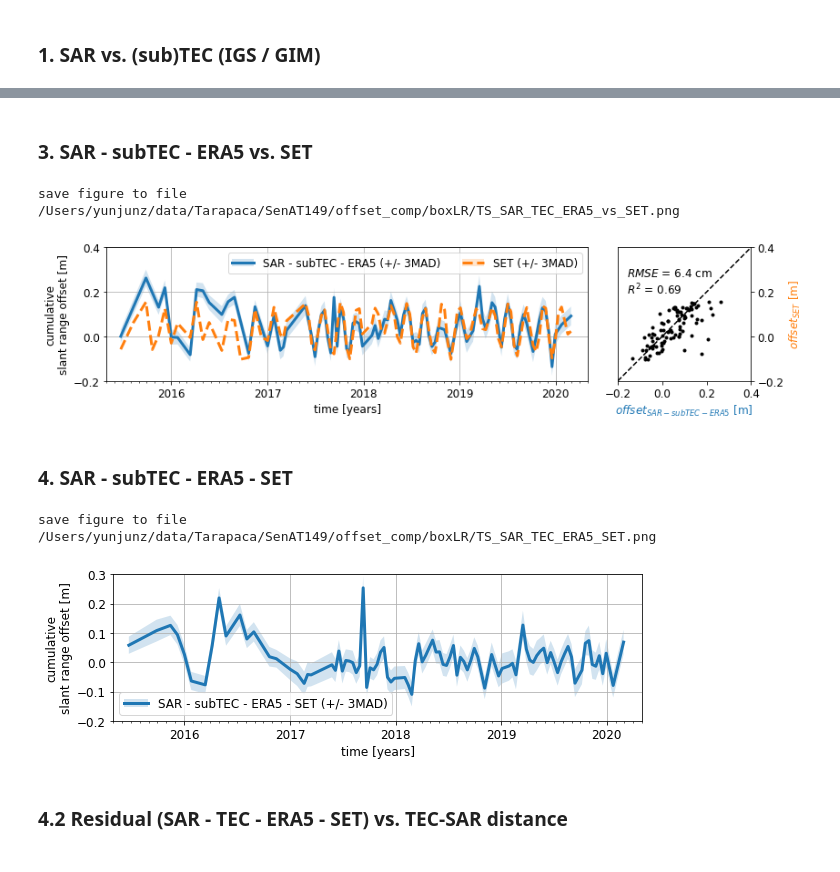
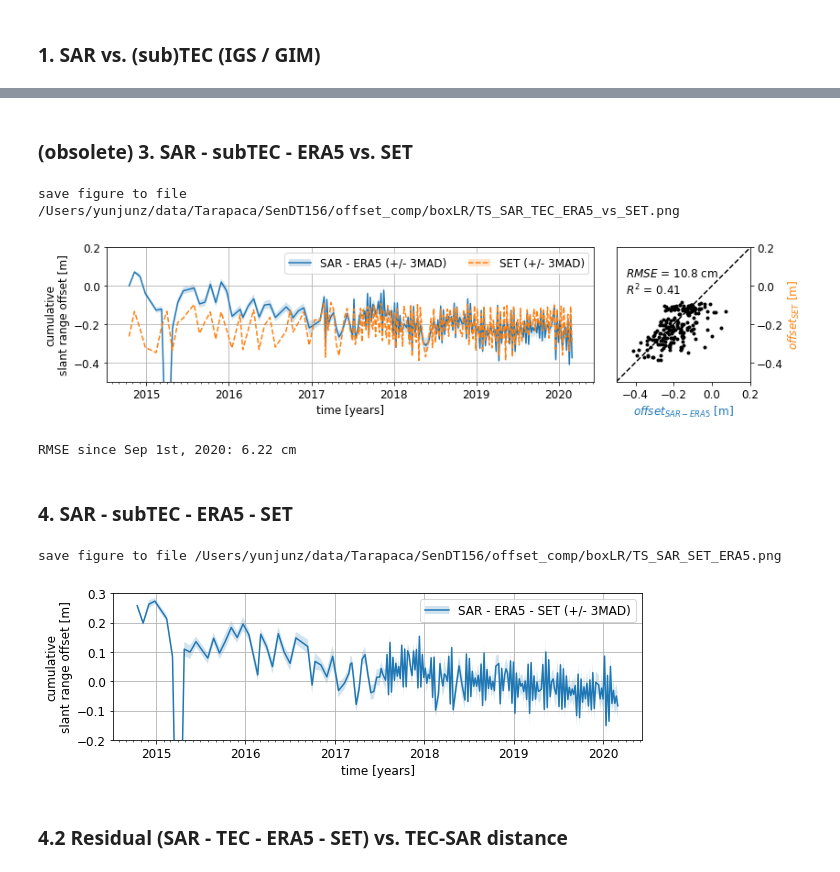
Before and after one commit to yunjunz/2022-Geolocation, a Jupyter notebook: offset_comp.ipynb, the cells around one changed output, grey strips where cells are left out. Drawn from its saved outputs; the diff is of its cells as text; code cells hidden in the pictures.

```diff
--- a/offset_comp.ipynb
+++ b/offset_comp.ipynb
@@ -27,24 +27,31 @@ from scipy import stats
 from matplotlib import pyplot as plt, ticker, gridspec
 from mintpy.utils import plot as pp
 from offset import utils
-plt.rcParams.update({'font.size': 12})
 fig_size = [9, 4]
 
 # config
 n = 3                   # number of med abs dev
 dt_s1ab = dt.datetime(2016, 10, 7)    # dateime separating S1A and S1B
+dt2 = dt.datetime(2017, 9, 1)
 tec_src = 'GIM'            # GIM / IGS
 tec_type = 'subTEC'        # subTEC / TEC
 save = True
 
 # location of interest
-#box = (85, 25, 145, 70);  box_suffix = 'boxCC'   # box to read for range offset in (x0, y0, x1, y1)
-box = (10, 55, 20, 70);   box_suffix = 'boxCL'   # box in the center left with low  altitude
-box = (200, 15, 215, 30); box_suffix = 'boxLR'   # box in the lower right with high altitude
+win = 5  # half size of the window of interest
+lalo = [-21.29, -69.58]; box_suffix = 'boxCL'   # box in the center left with low  altitude; box = (10,  55,  20, 70) for SenAT149
+lalo = [-21.30, -67.39]; box_suffix = 'boxLR'   # box in the lower right with high altitude; box = (200, 15, 215, 30) for SenAT149
 
 # dir
-proj_dir = os.path.expanduser('~/data/Tarapaca/SenAT149')
+proj_name = 'SenDT156'   # SenAT149, SenDT156
+proj_dir = os.path.expanduser(os.path.join('~/data/Tarapaca', proj_name))
 work_dir = os.path.join(proj_dir, 'offset_comp', box_suffix)
 os.chdir(work_dir)
 print('Go to directory', work_dir)
+
+plt.rcParams.update({'font.size': 12})
+if proj_name == 'SenAT149':
+    plt.rcParams.update({'lines.linewidth': 3.0})
+else:
+    plt.rcParams.update({'lines.linewidth': 1.5})
 # %% [output]
@@ -55,7 +62,7 @@ Go to directory /Users/yunjunz/data/Tarapaca/SenAT149/offset_comp/boxLR
 # utils function
 def plot_dot_figure(ax, x, y, xname, yname, vlim, vstep=0.2, fbase='offset'):
     ax.plot(x, y, 'k.')
-    ax.plot(vlim, vlim, 'k--')
+    ax.plot(vlim, vlim, 'k--', lw=1)
 
     # axis format
     ax.xaxis.set_major_locator(ticker.MultipleLocator(vstep))
@@ -199,5 +349,5 @@ save figure to file /Users/yunjunz/data/Tarapaca/SenAT149/offset_comp/boxLR/TS_S
 # %% [markdown]
-### 3. SAR - subTEC - ERA5 vs. SET
+### (obsolete) 3. SAR - subTEC - ERA5 vs. SET
 # %%
 fig = plt.figure(figsize=(12, 3))
 gs  = gridspec.GridSpec(3, 12, figure=fig)
@@ -205,9 +355,10 @@ ax  = fig.add_subplot(gs[:, 0:-3])
 ax2 = fig.add_subplot(gs[:, -3:])
 
 # dset 1: SAR - subTEC - ERA5
-x1  = dDict['GIM']['time']
+x1  = dDict['SAR']['time'][flag]
 y1  = dDict['SAR']['range_offset_med'][flag]
-y1 -= dDict['GIM']['range_delay4Cband_subTEC']
+if 'GIM' in dDict.keys():
+    y1 -= dDict['GIM']['range_delay4Cband_subTEC']
 y1 -= dDict['ERA']['range_delay_tropo_med'][flag]
 y1e = (dDict['SAR']['range_offset_mad'][flag] ** 2
        + dDict['ERA']['range_delay_tropo_mad'][flag] ** 2) ** 0.5 * n
@@ -218,26 +369,33 @@ y2  = dDict['SET']['range_delay_SET_med'] * -1
 y2e = dDict['SET']['range_delay_SET_mad'] * n
 
 y1 -= y1[0]
-y2 -= np.median((y2[flag] - y1)[x2[flag] > dt_s1ab])
+y2 -= np.median((y2[flag] - y1)[x2[flag] > dt2])
 
 p10  = ax.fill_between(x1, y1 - y1e, y1 + y1e, fc='C0', ec='none', alpha=0.2)
 p20  = ax.fill_between(x2, y2 - y2e, y2 + y2e, fc='C1', ec='none', alpha=0.2)
-p11, = ax.plot(x1, y1,  '-', color='C0', ms=6, lw=3)
-p21, = ax.plot(x2, y2, '--', color='C1', ms=6, lw=3)
+p11, = ax.plot(x1, y1,  '-', color='C0', ms=6, lw=1.5)
+p21, = ax.plot(x2, y2, '--', color='C1', ms=6, lw=1.5)
 
 # axis format
-ax.set_xlim(dt.datetime(2015, 5, 1), dt.datetime(2020, 5, 1))
-ax.set_ylim(-0.2, 0.4)
+#ax.set_xlim(dt.datetime(2015, 5, 1), dt.datetime(2020, 5, 1))
+if proj_name == 'SenAT149':
+    ylim = [-0.2, 0.4]
+else:
+    ylim = [-0.5, 0.2]
+ax.set_ylim(ylim)
 ax.set_xlabel('time [years]')
 ax.set_ylabel('cumulative\nslant range offset [m]')
 pp.auto_adjust_xaxis_date(ax, x1, every_year=1, buffer_year=None)
+xname = 'SAR'
+if 'GIM' in dDict.keys():  xname += ' - subTEC'
+xname += ' - ERA5'
 ax.legend(handles=[(p10, p11), (p20, p21)],
-          labels=['SAR - subTEC - ERA5 (+/- 3MAD)', 'SET (+/- 3MAD)'],
+          labels=['{} (+/- 3MAD)'.format(xname), 'SET (+/- 3MAD)'],
           loc='upper right', ncol=2)
 ax.grid('on')
 
 ## dot figure
-plot_dot_figure(ax2, x=y1, y=y2[flag], xname='SAR - subTEC - ERA5', yname='SET', vlim=(-0.2, 0.4), vstep=0.2)
+plot_dot_figure(ax2, x=y1, y=y2[flag], xname=xname, yname='SET', vlim=ylim, vstep=0.2)
 fig.tight_layout()
 
 # output
@@ -246,9 +404,14 @@ print('save figure to file', out_fig)
 if save:
     plt.savefig(out_fig, bbox_inches='tight', transparent=True, dpi=300)
 plt.show()
+
+## RMSE since Sep 1st 2020
+rmse = np.sqrt(np.sum((y2[flag] - y1)[x2>dt2]**2) / (np.sum(x2>dt2) - 1))
+print('RMSE since Sep 1st, 2020: {:.2f} cm'.format(rmse*100))
 # %% [output]
-save figure to file /Users/yunjunz/data/Tarapaca/SenAT149/offset_comp/boxLR/TS_SAR_TEC_ERA5_vs_SET.png
+save figure to file /Users/yunjunz/data/Tarapaca/SenDT156/offset_comp/boxLR/TS_SAR_TEC_ERA5_vs_SET.png
-[figure, old version]
+[figure, new version]
+RMSE since Sep 1st, 2020: 6.22 cm
 # %% [markdown]
 ### 4. SAR - subTEC - ERA5 - SET
 # %%
@@ -258,45 +421,53 @@ ax  = fig.add_subplot(gs[:, 0:-3])
 ax2 = fig.add_subplot(gs[:, -3:])
 
 # dset 1: SAR - subTEC - ERA5
-x1  = dDict['GIM']['time']
+x1  = dDict['SAR']['time'][flag]
 y1  = dDict['SAR']['range_offset_med'][flag]
-y1 -= dDict['GIM']['range_delay4Cband_subTEC']
+if 'GIM' in dDict.keys():
+    y1 -= dDict['GIM']['range_delay4Cband_subTEC']
 y1 -= dDict['ERA']['range_delay_tropo_med'][flag]
 y1 -= dDict['SET']['range_delay_SET_med'][flag] * -1
 y1e = (dDict['SAR']['range_offset_mad'][flag] ** 2
        + dDict['ERA']['range_delay_tropo_mad'][flag] ** 2
        + dDict['SET']['range_delay_SET_mad'][flag] ** 2) ** 0.5 * n
 
 y1 -= np.median(y1[x1 > dt_s1ab])
 
 p10  = ax.fill_between(x1, y1 - y1e, y1 + y1e, fc='C0', ec='none', alpha=0.2)
-p11, = ax.plot(x1, y1,  '-', color='C0', ms=6, lw=3)
+p11, = ax.plot(x1, y1,  '-', color='C0', ms=6, lw=1.5)
 
 # axis format
-ax.set_xlim(dt.datetime(2015, 5, 1), dt.datetime(2020, 5, 1))
+#ax.set_xlim(dt.datetime(2015, 5, 1), dt.datetime(2020, 5, 1))
 ax.set_ylim(-0.2, 0.3)
 ax.set_xlabel('time [years]')
 ax.set_ylabel('cumulative\nslant range offset [m]')
 pp.auto_adjust_xaxis_date(ax, x1, every_year=1, buffer_year=None)
+xname = 'SAR'
+if 'GIM' in dDict.keys():  xname += ' - subTEC'
+xname += ' - ERA5 - SET'
 ax.legend(handles=[(p10, p11)],
-          labels=['SAR - subTEC - ERA5 - SET (+/- 3MAD)'],
+          labels=['{} (+/- 3MAD)'.format(xname)],
           loc='best', ncol=1)
 ax.grid('on')
 
 ## dot figure
 plot_dot_figure(ax2, x=y1, y=y1, xname='SAR - subTEC - ERA5', yname='SET', vlim=(-0.2, 0.3), vstep=0.2)
 fig.tight_layout()
 ax2.set_visible(False)
 
 # output
-out_fig = os.path.join(work_dir, 'TS_SAR_TEC_ERA5_SET.png')
+if 'GIM' in dDict.keys():
+    fname = 'TS_SAR_TEC_SET_ERA5.png'
+else:
+    fname = 'TS_SAR_SET_ERA5.png'
+out_fig = os.path.join(work_dir, fname)
 print('save figure to file', out_fig)
 if save:
     plt.savefig(out_fig, bbox_inches='tight', transparent=True, dpi=300)
 plt.show()
 # %% [output]
-save figure to file /Users/yunjunz/data/Tarapaca/SenAT149/offset_comp/boxLR/TS_SAR_TEC_ERA5_SET.png
+save figure to file /Users/yunjunz/data/Tarapaca/SenDT156/offset_comp/boxLR/TS_SAR_SET_ERA5.png
-[figure, old version]
+[figure, new version]
 # %% [markdown]
 ### 4.2 Residual (SAR - TEC - ERA5 - SET) vs. TEC-SAR distance
 # %%
```
Also changed, not shown: parts of 9 cells of this notebook, 6 other files.
